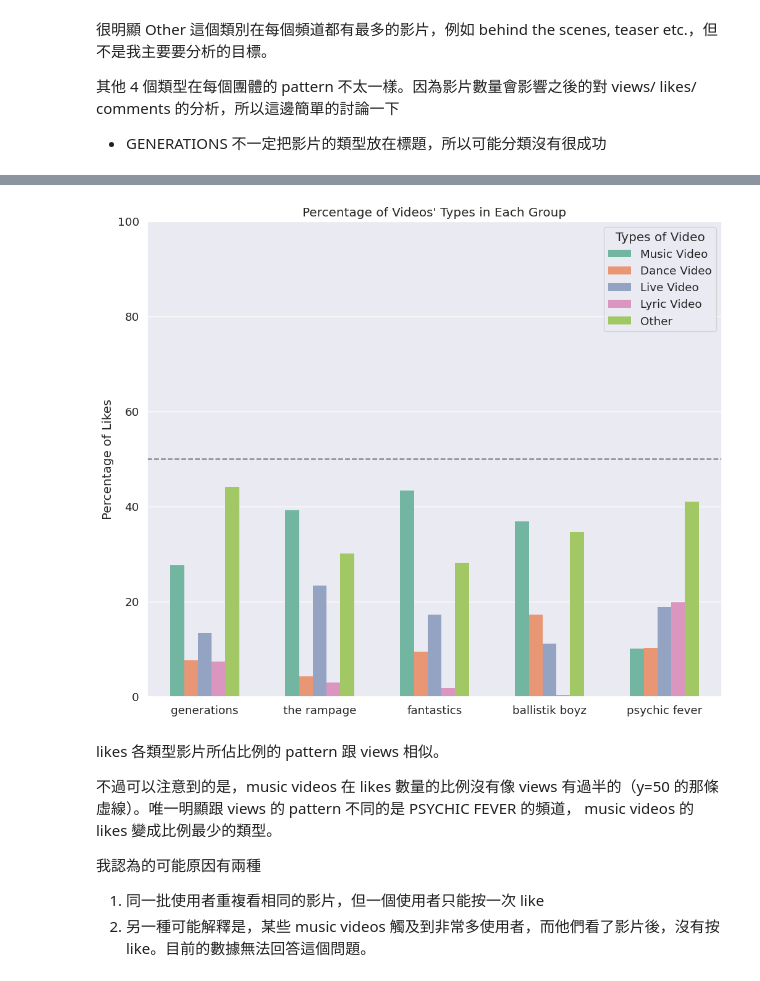
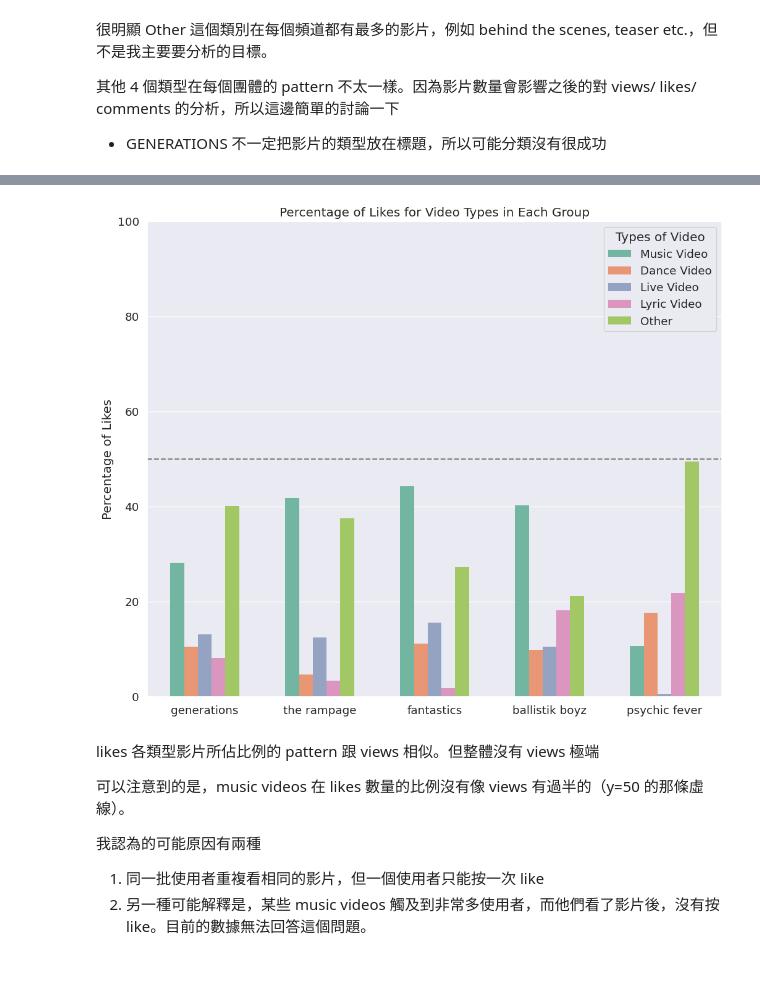
Before and after one commit to aythsueh/Jrexile-Youtube-Data-API, a Jupyter notebook: Jrexile_Youtube_Data_API_2_4.ipynb, the cells around one changed output, grey strips where cells are left out. Saved outputs shown, nothing was run; the diff lists cells and outputs as text; code cells hidden in the pictures.

```diff
--- a/Jrexile_Youtube_Data_API_2_4.ipynb
+++ b/Jrexile_Youtube_Data_API_2_4.ipynb
@@ -257,3 +295,7 @@ videos_df_cleaned.to_csv('/drive/My Drive/DataAnalysis_Python_Projects/JrEXILE/y
 1370   PT3M34S           PSYCHIC FEVER - 'Hotline' Official Audio
 
 [626 rows x 2 columns]
+# %%
+# load data
+videos_df_cleaned = pd.read_csv('/drive/My Drive/DataAnalysis_Python_Projects/JrEXILE/youtube/videos_cleaned.csv')
+print(videos_df_cleaned)
@@ -337,21 +397,25 @@ print(pd.DataFrame(number_of_videos).rename(columns={'views': 'number_of_videos'
 
 videos_types_df['type_video'] = 'Other'
 
-music = videos_types_df['video_name'].str.contains('music video', case=False)
-dance = videos_types_df['video_name'].str.contains('dance', case=False)
-live = videos_types_df['video_name'].str.contains('live', case=False)
-lyric = videos_types_df['video_name'].str.contains('lyric', case=False)
+filter_music = videos_types_df['video_name'].str.contains('music video|mv|vocal ver', case=False)
+filter_dance = videos_types_df['video_name'].str.contains('dance practice|dance edition|dance performance|dance ver|dance video|choreograph|performance video|dance movie|dance track', case=False)
+filter_live = videos_types_df['video_name'].str.contains('live video|live movie|live tour|live performance', case=False)
+filter_lyric = videos_types_df['video_name'].str.contains('lyric video|art track|recording', case=False)
+filter_other = videos_types_df['video_name'].str.contains('reaction|teaser|report', case=False)
+
 # print(len(videos_types_df.loc[music]))
-videos_types_df.loc[music, ['type_video']] = 'Music Video'
-videos_types_df.loc[dance, ['type_video']] = 'Dance Video'
-videos_types_df.loc[live, ['type_video']] = 'Live Video'
-videos_types_df.loc[lyric, ['type_video']] = 'Lyric Video'
+videos_types_df.loc[filter_music, ['type_video']] = 'Music Video'
+videos_types_df.loc[filter_dance, ['type_video']] = 'Dance Video'
+videos_types_df.loc[filter_live, ['type_video']] = 'Live Video'
+videos_types_df.loc[filter_lyric, ['type_video']] = 'Lyric Video'
+videos_types_df.loc[filter_other, ['type_video']] = 'Other'
 
+# find total videos in each group and each video type
 groups_result = videos_types_df.groupby(by=['channel', 'type_video'], sort=False).agg({'views': len})
-groups_result_df = pd.DataFrame(groups_result.round(1))
-groups_result_df.rename(columns={'views_million': 'percentageViews'}, inplace=True)
+groups_result_df = pd.DataFrame(groups_result)
+groups_result_df.rename(columns={'views': 'videos'}, inplace=True)
 groups_result_df.reset_index(inplace=True)
-print(groups_result)
+print(groups_result_df)
 # %% [output]
                 number_of_videos
 channel
@@ -595,7 +682,8 @@ def percViews_bar(df, y, title, ylabel):
   fig, ax = plt.subplots(figsize=(12, 10))
 
   sns.barplot(data=df, x='channel', y=y,
-              hue='type_video', hue_order=types_order, width=0.6, linewidth=0)
+              hue='type_video', hue_order=types_order,
+              width=0.6, linewidth=0)
   ax.set_title(title)
   ax.set_xlabel('')
   ax.set_ylabel(ylabel)
@@ -606,7 +694,7 @@ def percViews_bar(df, y, title, ylabel):
   #   ax.bar_label(bars_group, padding=3)
 
 
-percViews_bar(percViews_groupby_df, 'percentageViews', 'Percentage of Videos\' Types in Each Group', 'Percentage of Views')
+percViews_bar(percViews_groupby_df, 'percentageViews', 'Percentage of Views for Video Types in Each Group', 'Percentage of Views')
 
 plt.show()
 # %% [output]
@@ -624,13 +714,13 @@ plt.show()
 # %%
-percViews_bar(percLikes_groupby_df, 'percentageLikes', 'Percentage of Videos\' Types in Each Group', 'Percentage of Likes')
+percViews_bar(percLikes_groupby_df, 'percentageLikes', 'Percentage of Likes for Video Types in Each Group', 'Percentage of Likes')
 
 plt.show()
 # %% [output]
-[figure, old version]
+[figure, new version]
 # %% [markdown]
-likes 各類型影片所佔比例的 pattern 跟 views 相似。
+likes 各類型影片所佔比例的 pattern 跟 views 相似。但整體沒有 views 極端
 
-不過可以注意到的是，music videos 在 likes 數量的比例沒有像 views 有過半的（y=50 的那條虛線）。唯一明顯跟 views 的 pattern 不同的是 PSYCHIC FEVER 的頻道， music videos 的 likes 變成比例最少的類型。
+可以注意到的是，music videos 在 likes 數量的比例沒有像 views 有過半的（y=50 的那條虛線）。
 
 我認為的可能原因有兩種
 
```
Also changed, not shown: parts of 16 cells of this notebook.
